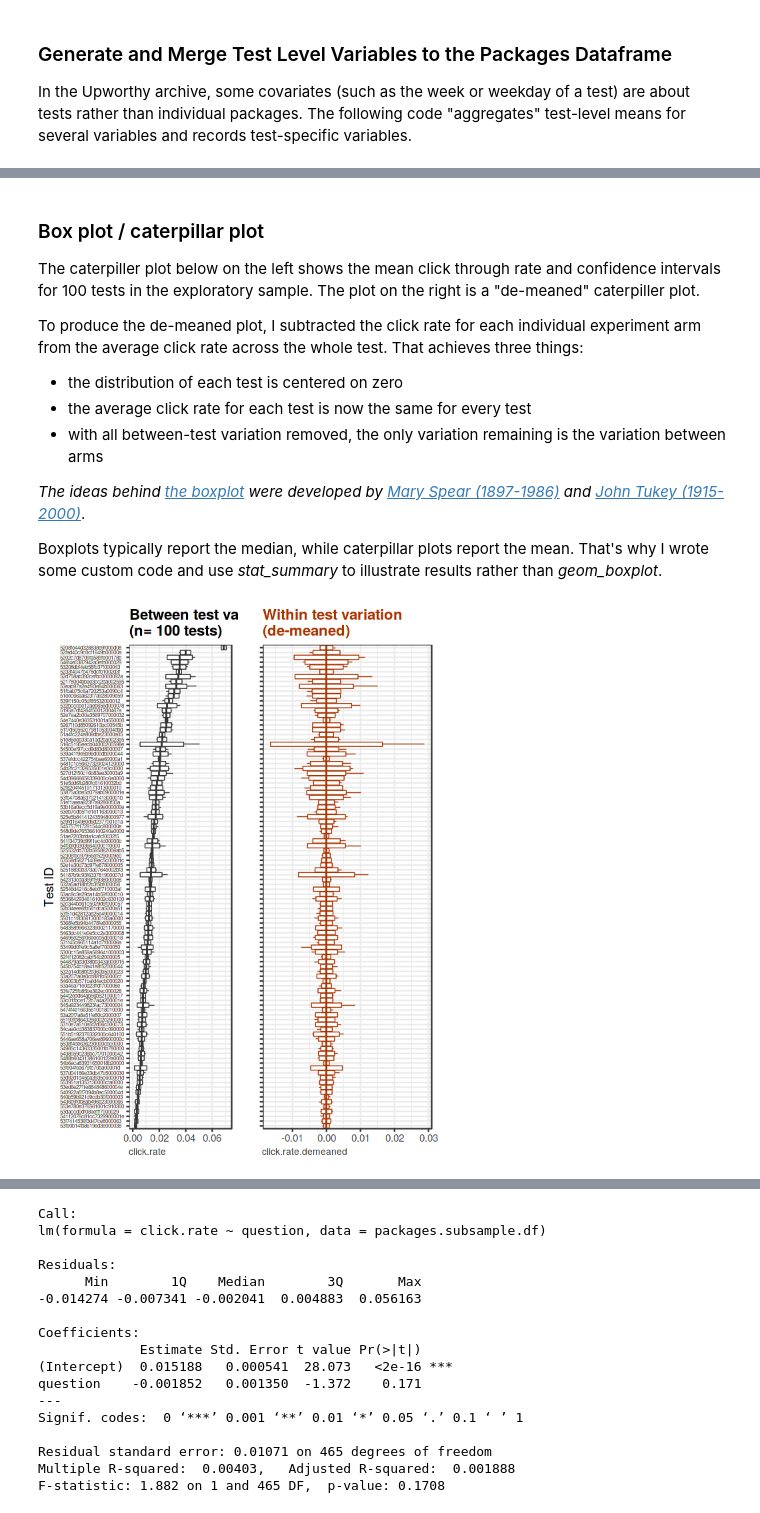
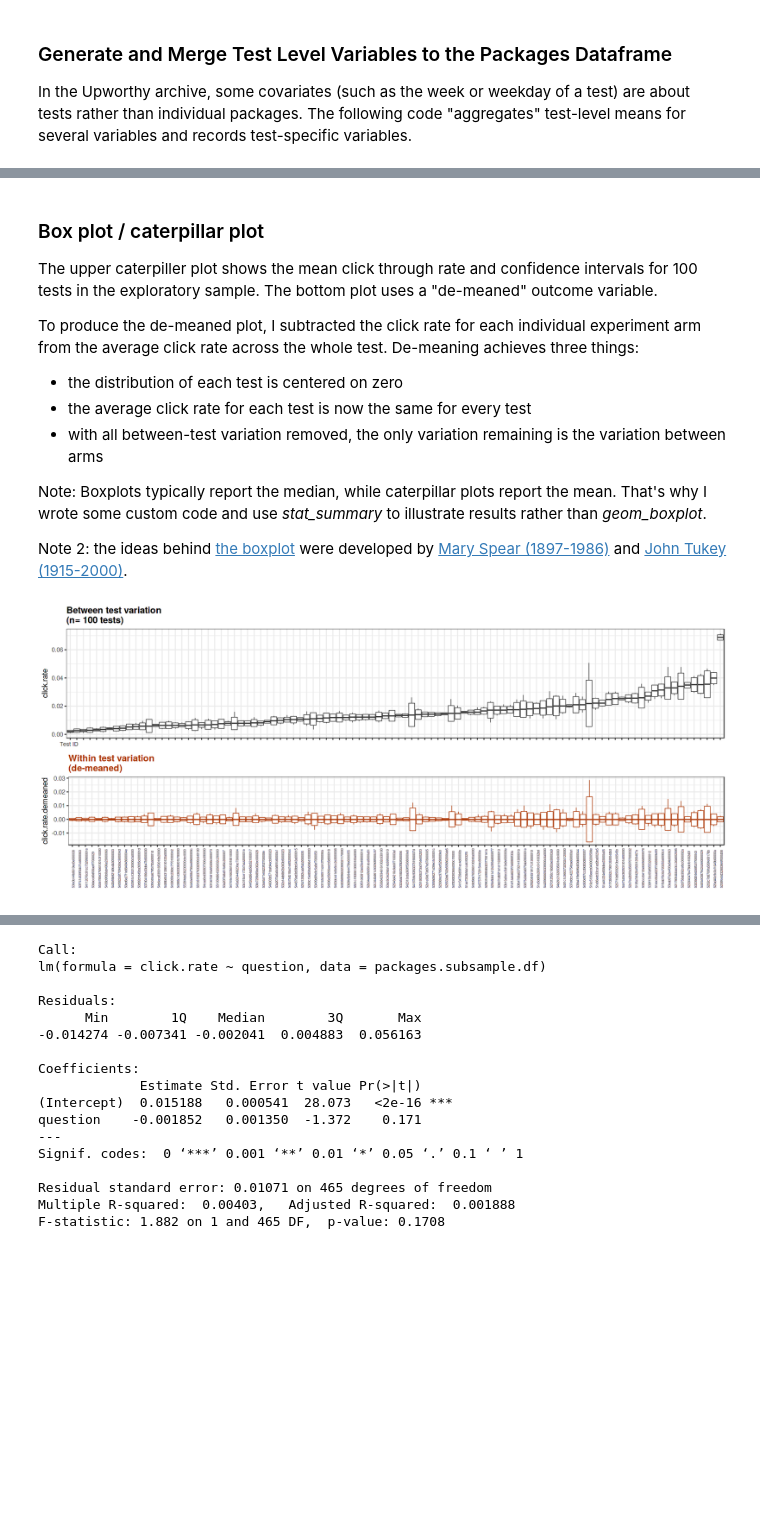
Before and after one commit to natematias/design-governance-experiments, a Jupyter notebook: lecture-code/lecture-17-meta-analysis.R.ipynb, the cells around one changed output, grey strips where cells are left out. Cells and saved outputs as stored; diff of their text form; code cells hidden in the pictures; blank space fills up the shorter version.

```diff
--- a/lecture-code/lecture-17-meta-analysis.R.ipynb
+++ b/lecture-code/lecture-17-meta-analysis.R.ipynb
@@ -190,38 +191,63 @@ test.subsample.df <- test.means.df[sample(nrow(test.means.df), sample.size), ]
 packages.subsample.df <- subset(packages.df, clickability_test_id %in% test.subsample.df$clickability_test_id)
 # %% [markdown]
 ### Box plot / caterpillar plot
-The caterpiller plot below on the left shows the mean click through rate and confidence intervals for 100 tests in the exploratory sample. The plot on the right is a "de-meaned" caterpiller plot.
+The upper caterpiller plot shows the mean click through rate and confidence intervals for 100 tests in the exploratory sample. The bottom plot uses a "de-meaned" outcome variable.
 
-To produce the de-meaned plot, I subtracted the click rate for each individual experiment arm from the average click rate across the whole test. That achieves three things:
+To produce the de-meaned plot, I subtracted the click rate for each individual experiment arm from the average click rate across the whole test. De-meaning achieves three things:
 * the distribution of each test is centered on zero
 * the average click rate for each test is now the same for every test
 * with all between-test variation removed, the only variation remaining is the variation between arms
 
-*The ideas behind [the boxplot](https://en.wikipedia.org/wiki/Box_plot) were developed by [Mary Spear (1897-1986)](https://en.wikipedia.org/wiki/Mary_Eleanor_Spear) and [John Tukey (1915-2000)](https://en.wikipedia.org/wiki/John_Tukey)*.
 
-Boxplots typically report the median, while caterpillar plots report the mean. That's why I wrote some custom code and use *stat_summary* to illustrate results rather than *geom_boxplot*.
+Note: Boxplots typically report the median, while caterpillar plots report the mean. That's why I wrote some custom code and use *stat_summary* to illustrate results rather than *geom_boxplot*.
+
+Note 2: the ideas behind [the boxplot](https://en.wikipedia.org/wiki/Box_plot) were developed by [Mary Spear (1897-1986)](https://en.wikipedia.org/wiki/Mary_Eleanor_Spear) and [John Tukey (1915-2000)](https://en.wikipedia.org/wiki/John_Tukey).
 # %%
 ## reset figure size
-options(repr.plot.width=5, repr.plot.height=7)
+options(repr.plot.width=14, repr.plot.height=6)
 
 # function for computing mean, DS, max and min values
 # we do this because the default boxplot graphic
 # illustrates the median rather than the mean
 min.mean.sd.max <- function(x) {
   r <- c(min(x), mean(x) - sd(x), mean(x), mean(x) + sd(x), max(x))
   names(r) <- c("ymin", "lower", "middle", "upper", "ymax")
   r
 }
 
 ## show a boxplot, re-ordered by mean
 p.means <- ggplot(packages.subsample.df,
                aes(click.rate,
                    reorder(clickability_test_id, click.rate, FUN=mean))) +
             stat_summary(fun.data=min.mean.sd.max,
                          geom="boxplot",
                          size=0.3) +
             class.theme +
-            theme(axis.text.y = element_text(size = 4.5, hjust = -0.01,
-                                              color = "#333333")) +
+            coord_flip() +
+            theme(axis.text.x = element_blank()) +
             ylab("Test ID") +
             ggtitle(paste("Between test variation\n(n= ",sample.size," tests)", sep=""))
+
+## create a "de-meaned" outcome that makes it possible to show differences within tests
+packages.subsample.df$click.rate.demeaned <-
+    packages.subsample.df$click.rate - packages.subsample.df$test.click.rate.mean
+
+## show a boxplot, re-ordered by mean
+p.demeaned <- ggplot(packages.subsample.df,
+                   aes(click.rate.demeaned,
+                       reorder(clickability_test_id, click.rate, FUN=mean))) +
+                stat_summary(fun.data=min.mean.sd.max,
+                             geom="boxplot",
+                             size=0.3, color="#aa3300") +
+                class.theme +
+                coord_flip() +
+                theme(axis.text.x = element_text(size = 4.5, hjust = -0.01,
+                                              color = "#333333", angle=90),
+                      plot.title = element_text(color="#aa3300")) +
+                ylab("") +
+                ggtitle(paste("Within test variation\n(de-meaned)", sep=""))
+
+## PLOT BOTH SIDE BY SIDE
+grid.arrange(p.means, p.demeaned, nrow=2)
+# %% [output]
+[figure, added]
@@ -245,7 +254,2 @@ p.demeaned <- ggplot(packages.subsample.df,
-# %%
-## PLOT BOTH SIDE BY SIDE
-grid.arrange(p.means, p.demeaned, ncol=2)
-# %% [output]
-[figure, removed]
 # %% [markdown]
 ### How Between-Test Variation Could Bias Our Meta-Analysis
```
Also changed, not shown: parts of 8 cells of this notebook, 2 other files.
